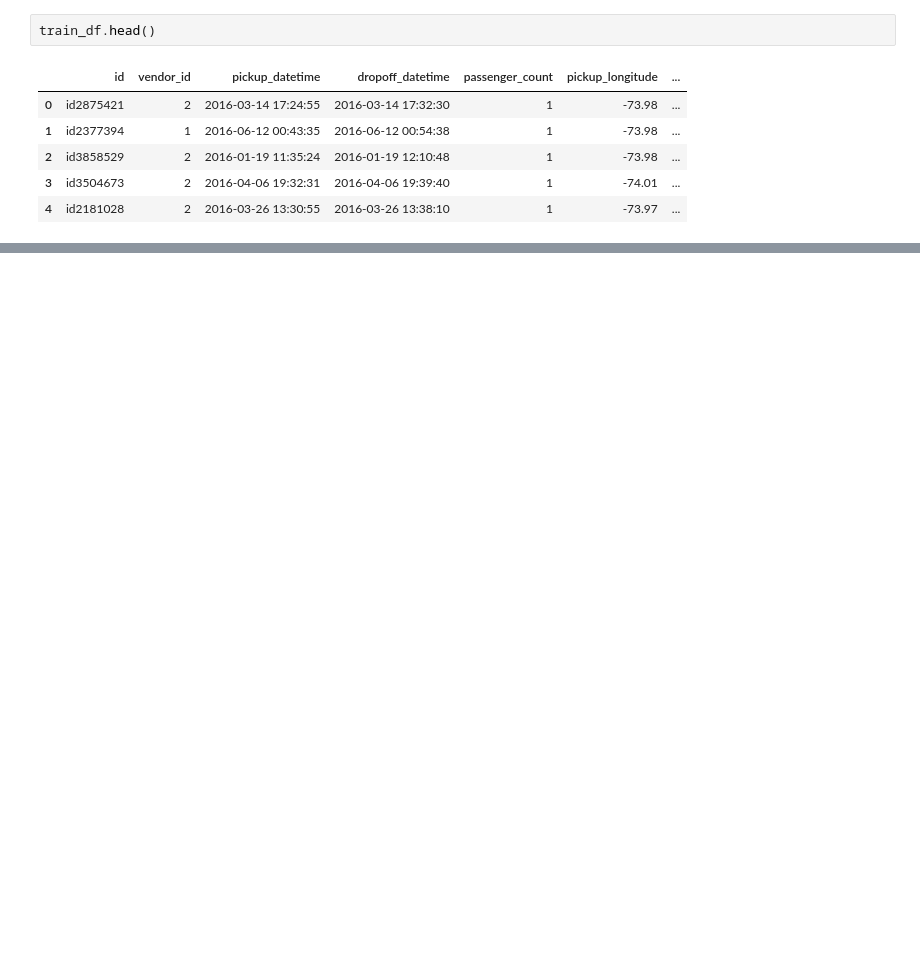
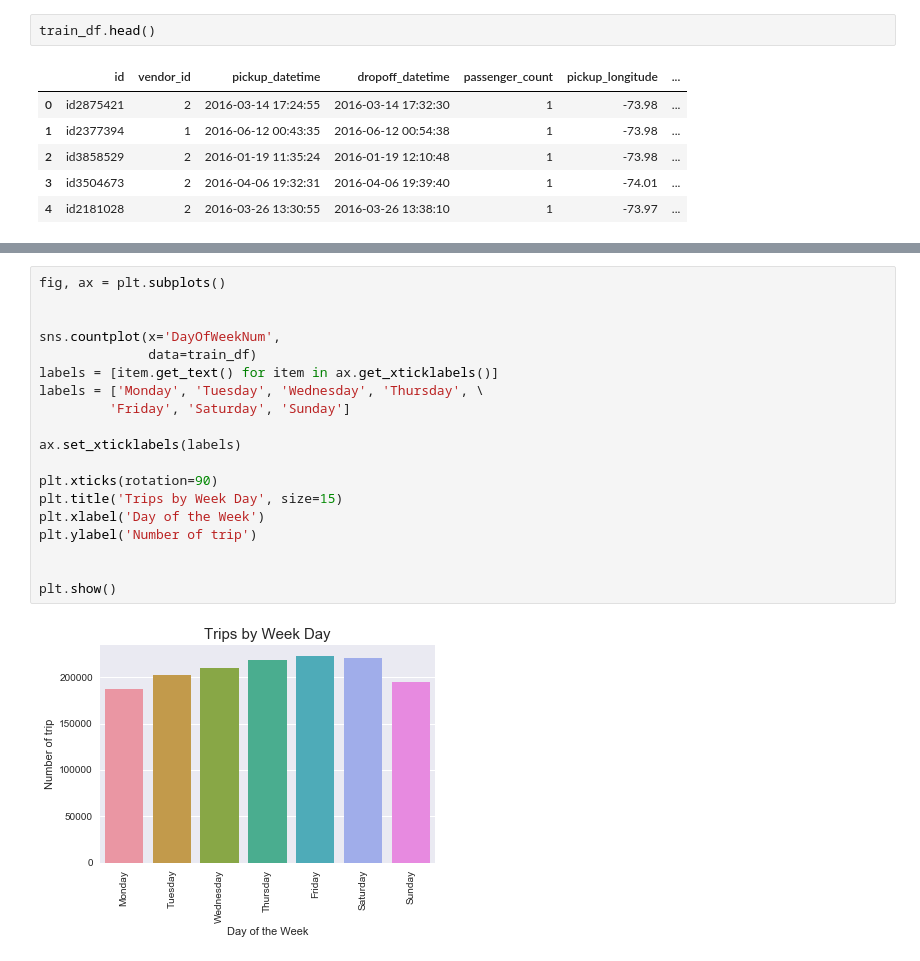
Before and after one commit to MelanVijayaratnam/Kaggle-nb, a Jupyter notebook: Taxi/Taxi.ipynb, the cells around one changed output, grey strips where cells are left out. Drawn from its saved outputs; the diff is of its cells as text; blank space fills up the shorter version.

```diff
--- a/Taxi/Taxi.ipynb
+++ b/Taxi/Taxi.ipynb
@@ -172,0 +209,21 @@ train_df.head()
+# %%
+fig, ax = plt.subplots()
+
+
+sns.countplot(x='DayOfWeekNum',
+              data=train_df)
+labels = [item.get_text() for item in ax.get_xticklabels()]
+labels = ['Monday', 'Tuesday', 'Wednesday', 'Thursday', \
+         'Friday', 'Saturday', 'Sunday']
+
+ax.set_xticklabels(labels)
+
+plt.xticks(rotation=90)
+plt.title('Trips by Week Day', size=15)
+plt.xlabel('Day of the Week')
+plt.ylabel('Number of trip')
+
+
+plt.show()
+# %% [output]
+[figure, added]
```
Also changed, not shown: parts of 5 cells of this notebook.
